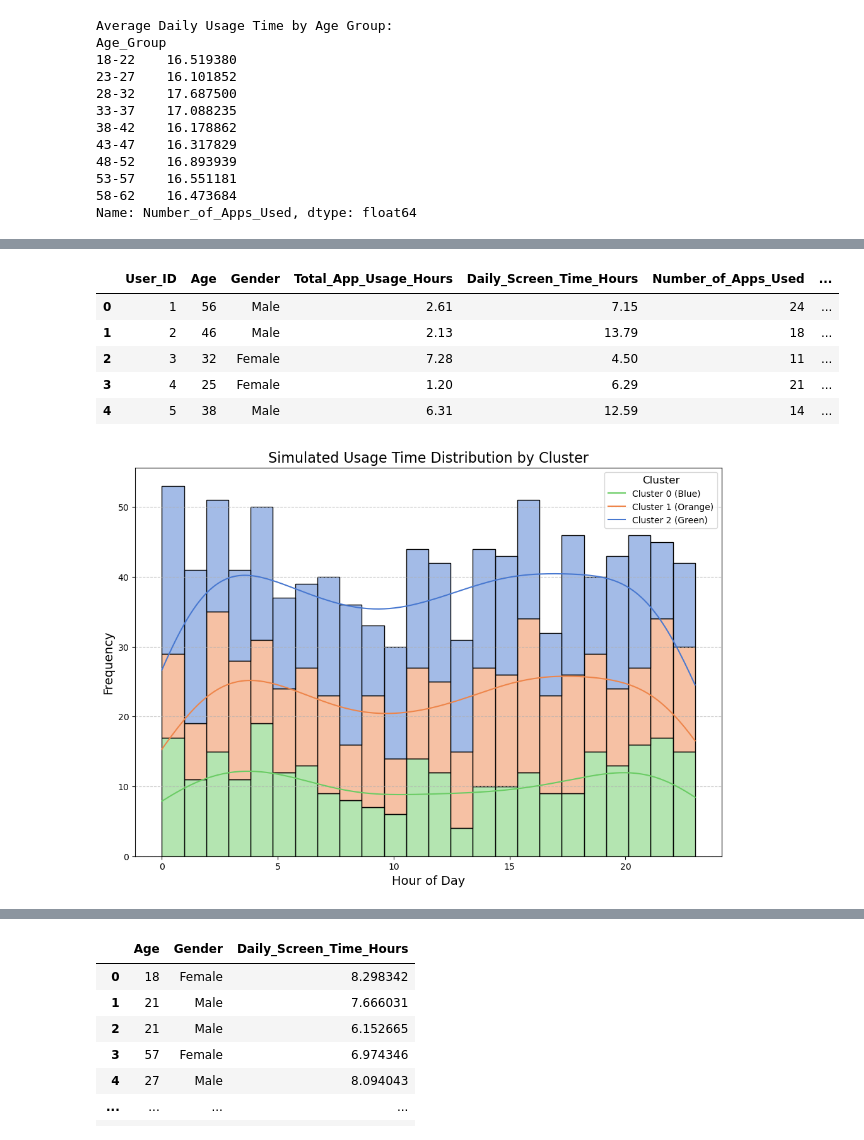
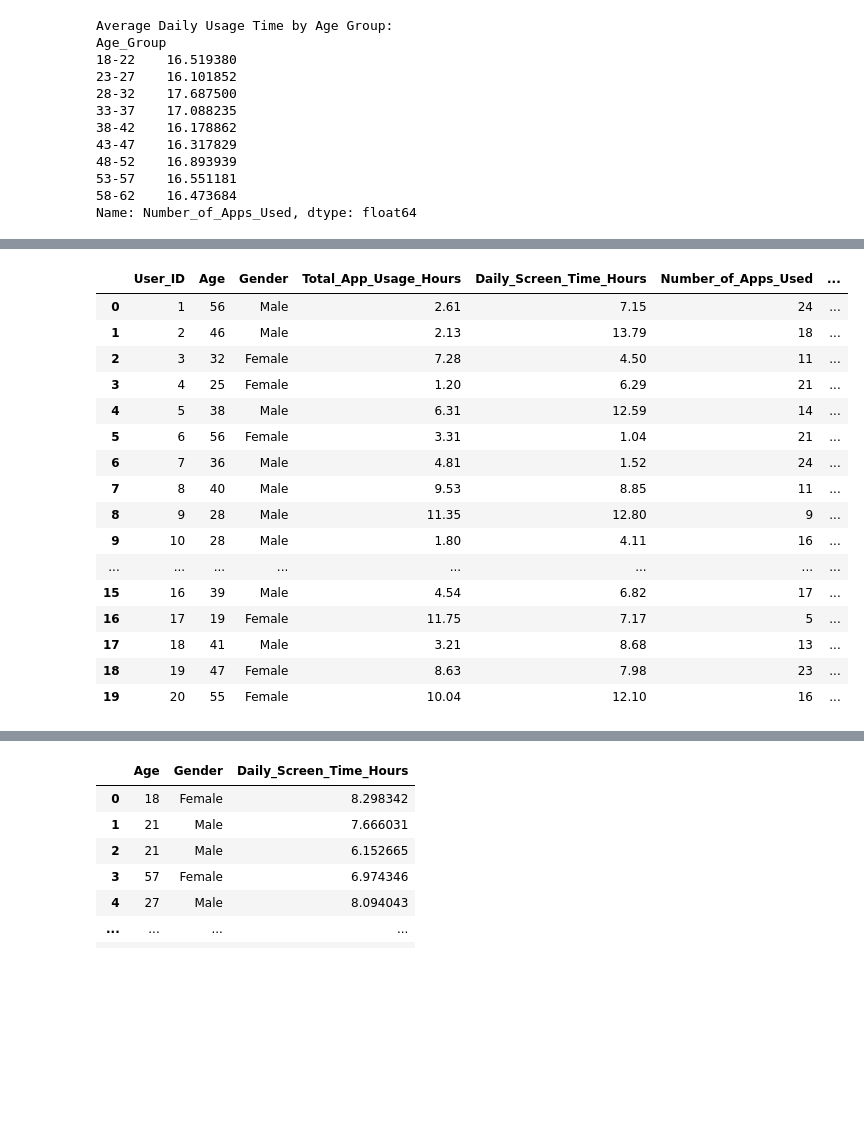
Before and after one commit to ElifSurucu/Understanding-Mobile-Usage-Trends, a Jupyter notebook: Notebooks/Modeling_Notebook.ipynb, the cells around one changed output, grey strips where cells are left out. Drawn from its saved outputs; the diff is of its cells as text; code cells hidden in the pictures; blank space fills up the shorter version.

```diff
--- a/Notebooks/Modeling_Notebook.ipynb
+++ b/Notebooks/Modeling_Notebook.ipynb
@@ -417,29 +205,22 @@ I will perform a time-based analysis and create a synthetic Hours column by gene
 # %%
 np.random.seed(42)
 data['Hour'] = np.random.randint(0, 24, size=len(data))
-data.head()
+data.head(20)
 # %% [output]
 |  | User_ID | Age | Gender | Total_App_Usage_Hours | Daily_Screen_Time_Hours | Number_of_Apps_Used | ... |
 | 0 | 1 | 56 | Male | 2.61 | 7.15 | 24 | ... |
 | 1 | 2 | 46 | Male | 2.13 | 13.79 | 18 | ... |
 | 2 | 3 | 32 | Female | 7.28 | 4.50 | 11 | ... |
 | 3 | 4 | 25 | Female | 1.20 | 6.29 | 21 | ... |
 | 4 | 5 | 38 | Male | 6.31 | 12.59 | 14 | ... |
+| 5 | 6 | 56 | Female | 3.31 | 1.04 | 21 | ... |
+| 6 | 7 | 36 | Male | 4.81 | 1.52 | 24 | ... |
+| 7 | 8 | 40 | Male | 9.53 | 8.85 | 11 | ... |
+| 8 | 9 | 28 | Male | 11.35 | 12.80 | 9 | ... |
+| 9 | 10 | 28 | Male | 1.80 | 4.11 | 16 | ... |
+| ... | ... | ... | ... | ... | ... | ... | ... |
+| 15 | 16 | 39 | Male | 4.54 | 6.82 | 17 | ... |
+| 16 | 17 | 19 | Female | 11.75 | 7.17 | 5 | ... |
+| 17 | 18 | 41 | Male | 3.21 | 8.68 | 13 | ... |
+| 18 | 19 | 47 | Female | 8.63 | 7.98 | 23 | ... |
+| 19 | 20 | 55 | Female | 10.04 | 12.10 | 16 | ... |
-# %%
-plt.figure(figsize=(12, 8))
-sns.histplot(data=data, x='Hour', hue='Cluster', multiple='stack', bins=24, kde=True, palette="muted")
-
-plt.title('Simulated Usage Time Distribution by Cluster', fontsize=16)
-plt.xlabel('Hour of Day', fontsize=14)
-plt.ylabel('Frequency', fontsize=14)
-
-cluster_labels = ['Cluster 0 (Blue)', 'Cluster 1 (Orange)', 'Cluster 2 (Green)']
-plt.legend(title='Cluster', title_fontsize=12, labels=cluster_labels, fontsize=10, loc='upper right')
-
-
-
-plt.grid(axis='y', linestyle='--', alpha=0.7)
-
-plt.show()
-# %% [output]
-[figure, removed]
```
Also changed, not shown: parts of 106 cells of this notebook.
